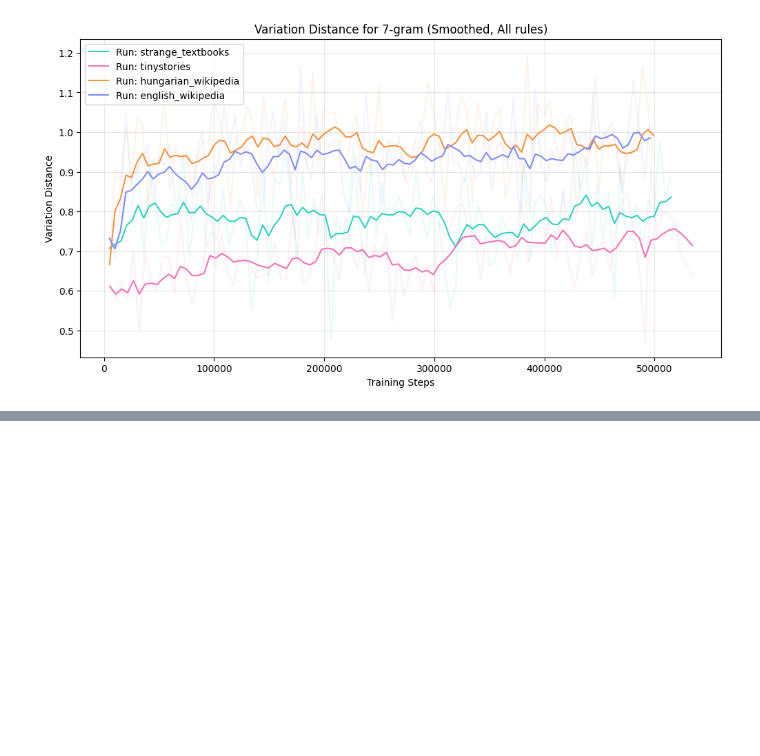
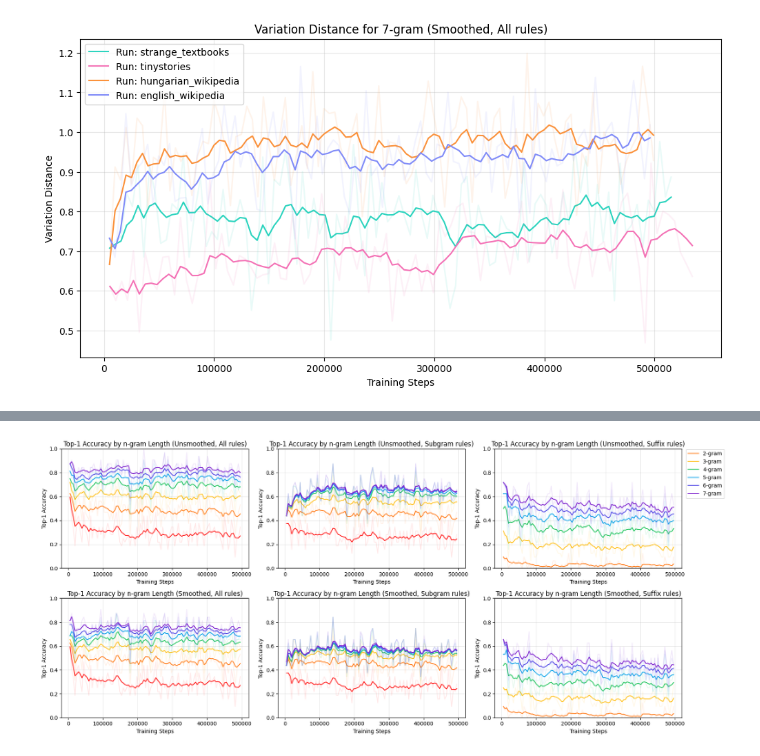
Before and after one commit to BjarniHaukur/ngram-llm-analysis, a Jupyter notebook: plotting.ipynb, the cells around one changed output, grey strips where cells are left out. Saved outputs shown, nothing was run; the diff lists cells and outputs as text; code cells hidden in the pictures; blank space fills up the shorter version.

```diff
--- a/plotting.ipynb
+++ b/plotting.ipynb
@@ -187,0 +152,25 @@ fig.tight_layout()
+# %%
+dataset = "english_wikipedia"
+
+fig, ((ax1, ax2, ax3), (ax4, ax5, ax6)) = plt.subplots(2, 3, figsize=(18, 8))
+
+ax1 = plot_one_run_ngram_metric(logs[dataset], "top_1", "unsmoothed", "all", ax1)
+ax1.legend().remove()
+ax4 = plot_one_run_ngram_metric(logs[dataset], "top_1", "smoothed", "all", ax4)
+ax4.legend().remove()
+ax2 = plot_one_run_ngram_metric(logs[dataset], "top_1", "unsmoothed", "subgram", ax2)
+ax2.legend().remove()
+ax5 = plot_one_run_ngram_metric(logs[dataset], "top_1", "smoothed", "subgram", ax5)
+ax5.legend().remove()
+
+ax3 = plot_one_run_ngram_metric(logs[dataset], "top_1", "unsmoothed", "suffix", ax3)
+ax3.legend(bbox_to_anchor=(1.24, 1.02), loc="upper right")
+ax6 = plot_one_run_ngram_metric(logs[dataset], "top_1", "smoothed", "suffix", ax6)
+ax6.legend().remove()
+
+for ax in [ax1, ax2, ax3, ax4, ax5, ax6]:
+    ax.set_ylim(0, 1.0)
+
+fig.tight_layout()
+# %% [output]
+[figure, added]
```
Also changed, not shown: parts of 3 cells of this notebook.
